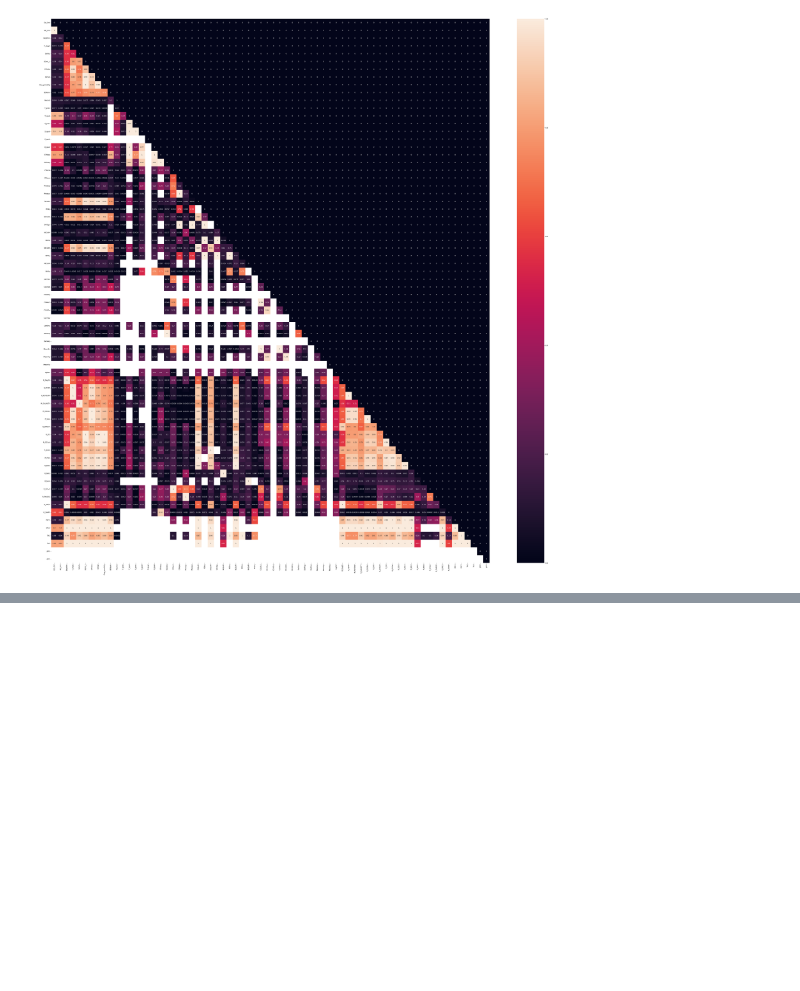
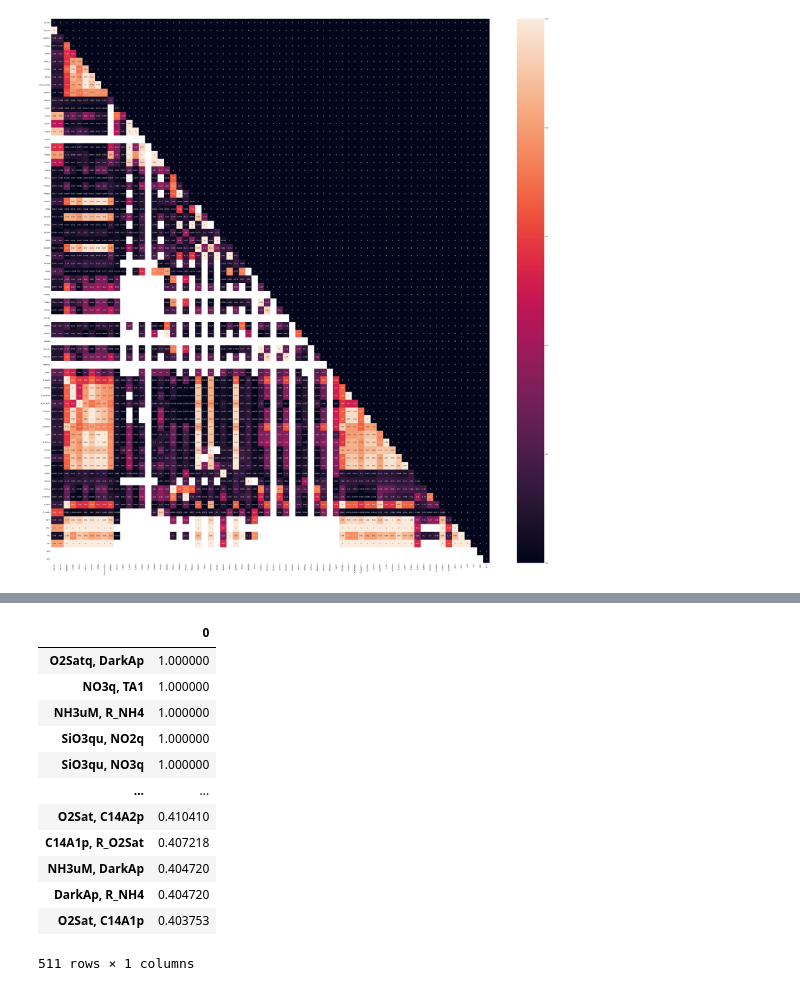
Before and after one commit to nicodigos/boston_dataset, a Jupyter notebook: Ocean.ipynb, the cells around one changed output, grey strips where cells are left out. Saved outputs shown, nothing was run; the diff lists cells and outputs as text; code cells hidden in the pictures; blank space fills up the shorter version.

```diff
--- a/Ocean.ipynb
+++ b/Ocean.ipynb
@@ -27,0 +43,18 @@ plt.savefig("output.png")
+# %%
+strong_corr = correlations_id_df[correlations_id_df >= 0.4].dropna()
+# %%
+strong_corr
+# %% [output]
+|  | 0 |
+| O2Satq, DarkAp | 1.000000 |
+| NO3q, TA1 | 1.000000 |
+| NH3uM, R_NH4 | 1.000000 |
+| SiO3qu, NO2q | 1.000000 |
+| SiO3qu, NO3q | 1.000000 |
+| ... | ... |
+| O2Sat, C14A2p | 0.410410 |
+| C14A1p, R_O2Sat | 0.407218 |
+| NH3uM, DarkAp | 0.404720 |
+| DarkAp, R_NH4 | 0.404720 |
+| O2Sat, C14A1p | 0.403753 |
+511 rows × 1 columns
```
Also changed, not shown: parts of 5 cells of this notebook.
